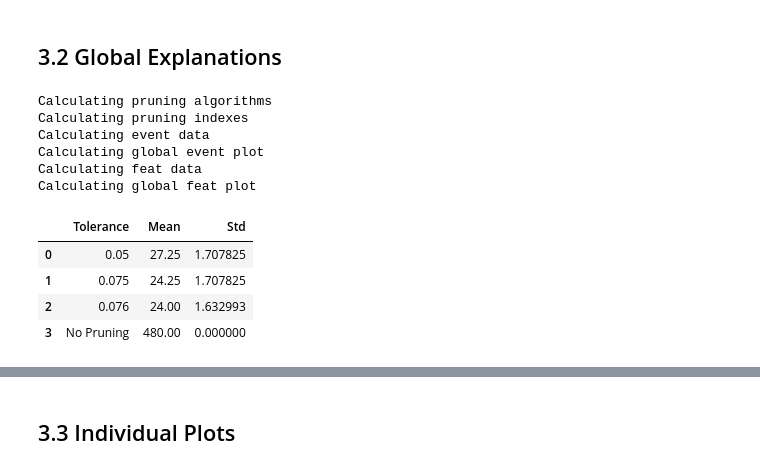
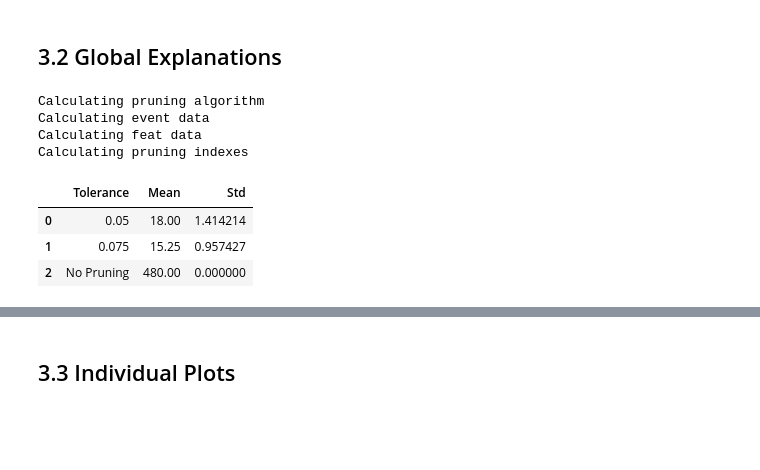
Before and after one commit to feedzai/timeshap, a Jupyter notebook: notebooks/AReM/AReM_TF.ipynb, the cells around one changed output, grey strips where cells are left out. Saved outputs shown, nothing was run; the diff lists cells and outputs as text; code cells hidden in the pictures; blank space fills up the shorter version.

```diff
--- a/notebooks/AReM/AReM_TF.ipynb
+++ b/notebooks/AReM/AReM_TF.ipynb
@@ -292,21 +289,19 @@ No path to cell data provided. Calculating data
 # %%
 from timeshap.explainer import global_report
 
 pos_dataset = d_test_normalized[d_test_normalized['label'] == 1]
-pruning_dict = {'tol': [0.05, 0.075, 0.076], 'path': 'outputs/prun_all_tf.csv'}
+schema = schema = list(pos_dataset.columns)
+pruning_dict = {'tol': [0.05, 0.075], 'path': 'outputs/prun_all_tf.csv'}
 event_dict = {'path': 'outputs/event_all_tf.csv', 'rs': 42, 'nsamples': 32000}
 feature_dict = {'path': 'outputs/feature_all_tf.csv', 'rs': 42, 'nsamples': 32000, 'feature_names': model_features, 'plot_features': plot_feats,}
-prun_stats, global_plot = global_report(f, pos_dataset, pruning_dict, event_dict, feature_dict, sequence_id_feat, time_feat, model_features, baseline=average_event)
+prun_stats, global_plot = global_report(f, pos_dataset, pruning_dict, event_dict, feature_dict, average_event, model_features, schema, sequence_id_feat, time_feat, )
 prun_stats
 # %% [output]
-Calculating pruning algorithms
+Calculating pruning algorithm
+Calculating event data
+Calculating feat data
 Calculating pruning indexes
-Calculating event data
-Calculating global event plot
-Calculating feat data
-Calculating global feat plot
 |  | Tolerance | Mean | Std |
-| 0 | 0.05 | 27.25 | 1.707825 |
-| 1 | 0.075 | 24.25 | 1.707825 |
-| 2 | 0.076 | 24.00 | 1.632993 |
-| 3 | No Pruning | 480.00 | 0.000000 |
+| 0 | 0.05 | 18.00 | 1.414214 |
+| 1 | 0.075 | 15.25 | 0.957427 |
+| 2 | No Pruning | 480.00 | 0.000000 |
```
Also changed, not shown: parts of 10 cells of this notebook, 26 other files.
